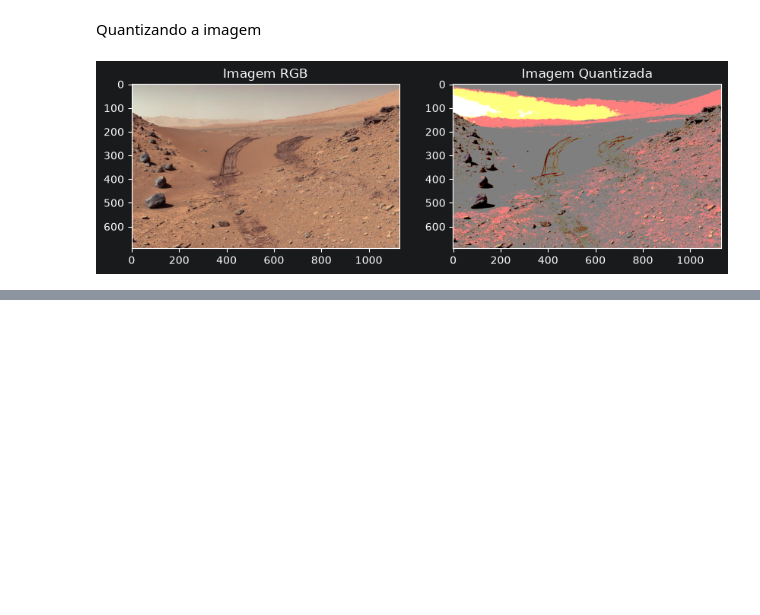
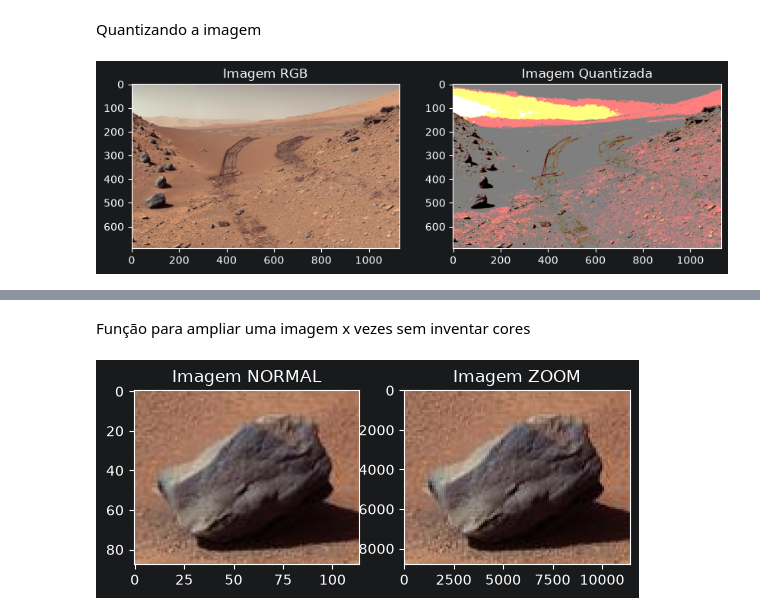
Before and after one commit to ricardolopestomaz/mars-vision-lab, a Jupyter notebook: main.ipynb, the cells around one changed output, grey strips where cells are left out. Drawn from its saved outputs; the diff is of its cells as text; code cells hidden in the pictures; blank space fills up the shorter version.

Commit message:
feat: quant-color, zoom

```diff
--- a/main.ipynb
+++ b/main.ipynb
@@ -72,0 +102,20 @@ array = quantization_image(cut_image_RGB)
+# %% [markdown]
+Função para ampliar uma imagem x vezes sem inventar cores
+# %%
+def zoom_pure_image(image, x, y):
+    image_zoom = cv2.resize(image, None, fx=x, fy=y, interpolation=cv2.INTER_NEAREST)
+
+    fig, axes = plt.subplots(1, 2)
+    axes[0].imshow(image)
+    axes[0].set_title("Imagem NORMAL")
+    axes[1].imshow(image_zoom)
+    axes[1].set_title("Imagem ZOOM")
+    plt.show()
+
+
+pedra = cut_image_RGB[445:533,44:158]
+zoom_pure_image(pedra, 100, 100)
+
+plt.imsave("data/curiosity/colorida/pedra.png", pedra)
+# %% [output]
+[figure, added]
```
Also changed, not shown: parts of 5 cells of this notebook.
